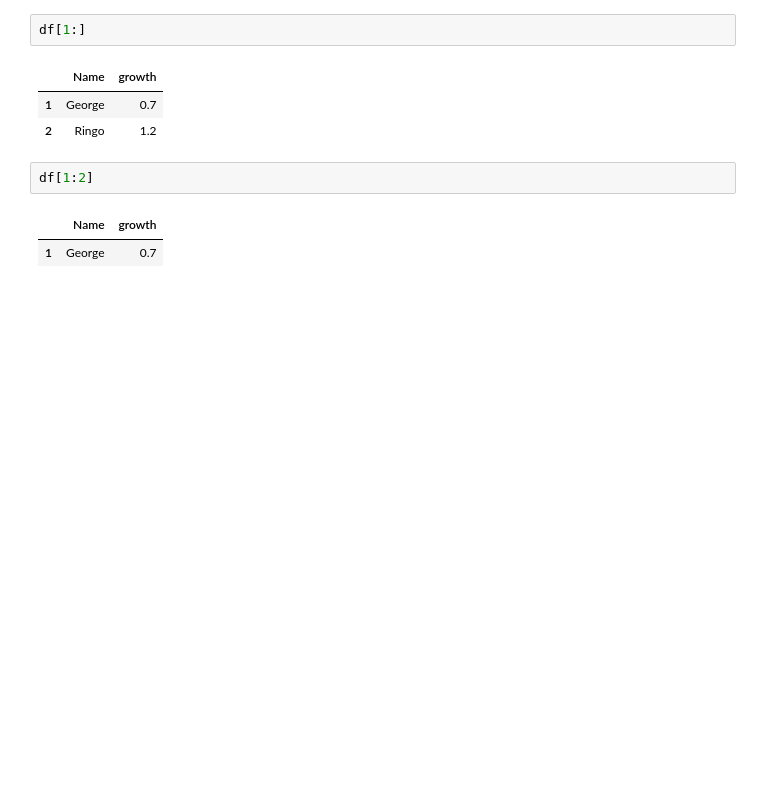
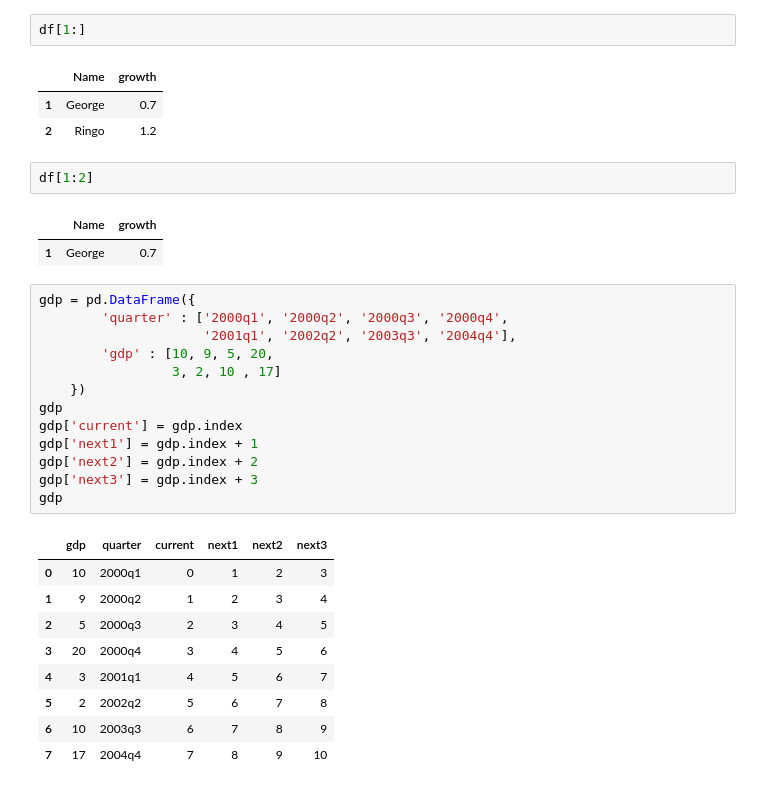
Before and after one commit to rupendrab/pyutil, a Jupyter notebook: pandas/Pandas_02.ipynb, the cells around one changed output. Cells and saved outputs as stored; diff of their text form; blank space fills up the shorter version.

```diff
--- a/pandas/Pandas_02.ipynb
+++ b/pandas/Pandas_02.ipynb
@@ -393,3 +393,26 @@ df[1:2]
 # %% [output]
 |  | Name | growth |
 | 1 | George | 0.7 |
+# %%
+gdp = pd.DataFrame({
+        'quarter' : ['2000q1', '2000q2', '2000q3', '2000q4',
+                     '2001q1', '2002q2', '2003q3', '2004q4'],
+        'gdp' : [10, 9, 5, 20,
+                 3, 2, 10 , 17]
+    })
+gdp
+gdp['current'] = gdp.index
+gdp['next1'] = gdp.index + 1
+gdp['next2'] = gdp.index + 2
+gdp['next3'] = gdp.index + 3
+gdp
+# %% [output]
+|  | gdp | quarter | current | next1 | next2 | next3 |
+| 0 | 10 | 2000q1 | 0 | 1 | 2 | 3 |
+| 1 | 9 | 2000q2 | 1 | 2 | 3 | 4 |
+| 2 | 5 | 2000q3 | 2 | 3 | 4 | 5 |
+| 3 | 20 | 2000q4 | 3 | 4 | 5 | 6 |
+| 4 | 3 | 2001q1 | 4 | 5 | 6 | 7 |
+| 5 | 2 | 2002q2 | 5 | 6 | 7 | 8 |
+| 6 | 10 | 2003q3 | 6 | 7 | 8 | 9 |
+| 7 | 17 | 2004q4 | 7 | 8 | 9 | 10 |
```
Also changed, not shown: parts of 6 cells of this notebook.
